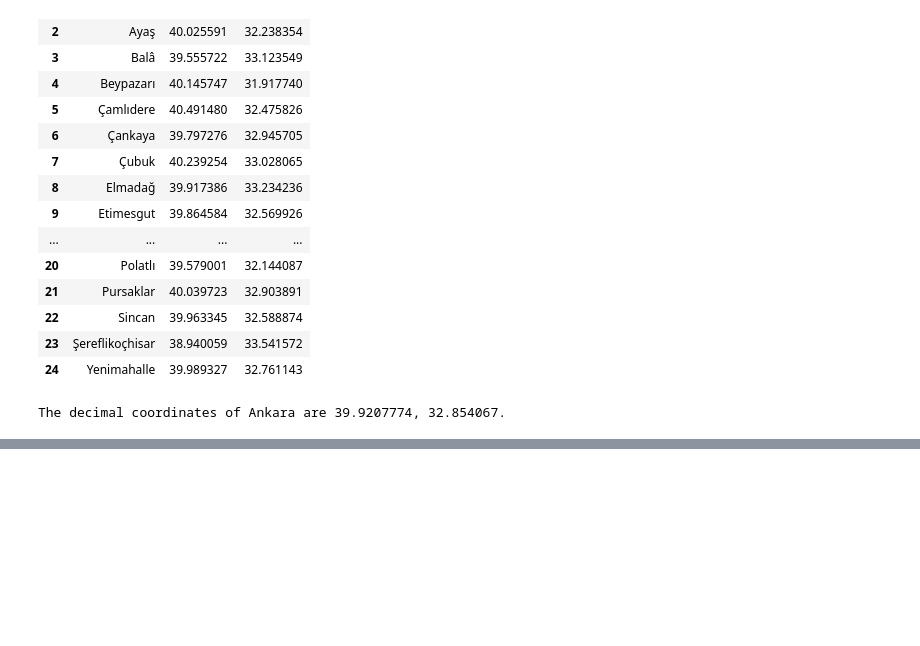
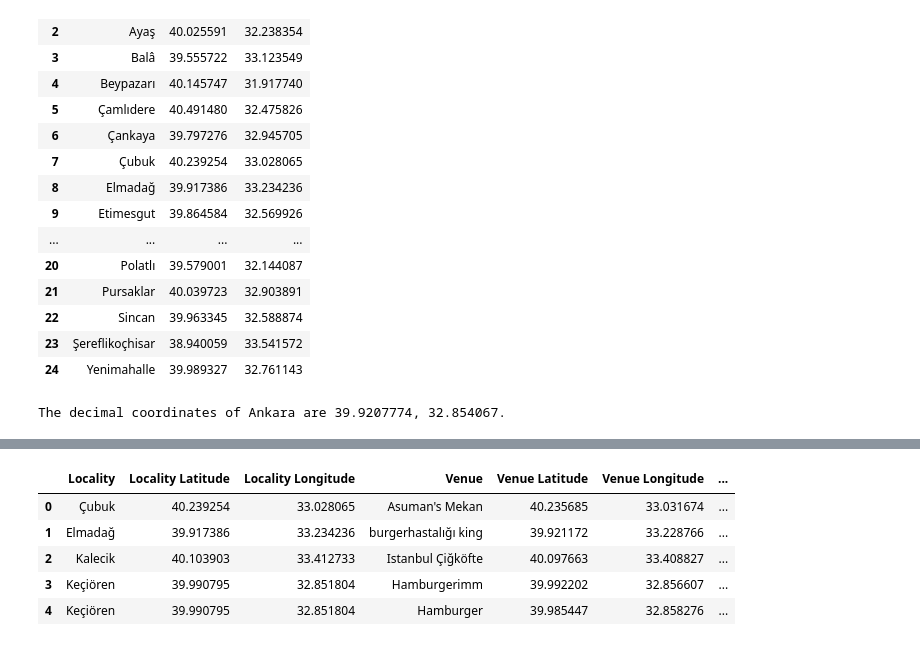
Before and after one commit to ozkankilic/Capstone_Project, a Jupyter notebook: OK_Battle_of_NB_ANKARA.ipynb, the cells around one changed output, grey strips where cells are left out. Saved outputs shown, nothing was run; the diff lists cells and outputs as text; code cells hidden in the pictures; blank space fills up the shorter version.

```diff
--- a/OK_Battle_of_NB_ANKARA.ipynb
+++ b/OK_Battle_of_NB_ANKARA.ipynb
@@ -324,0 +293,9 @@ The geograpical coordinate of Toronto are 43.653963, -79.387207.
+# %%
+ankara_venues_burger.head()
+# %% [output]
+|  | Locality | Locality Latitude | Locality Longitude | Venue | Venue Latitude | Venue Longitude | ... |
+| 0 | Çubuk | 40.239254 | 33.028065 | Asuman's Mekan | 40.235685 | 33.031674 | ... |
+| 1 | Elmadağ | 39.917386 | 33.234236 | burgerhastalığı king | 39.921172 | 33.228766 | ... |
+| 2 | Kalecik | 40.103903 | 33.412733 | Istanbul Çiğköfte | 40.097663 | 33.408827 | ... |
+| 3 | Keçiören | 39.990795 | 32.851804 | Hamburgerimm | 39.992202 | 32.856607 | ... |
+| 4 | Keçiören | 39.990795 | 32.851804 | Hamburger | 39.985447 | 32.858276 | ... |
```
Also changed, not shown: parts of 28 cells of this notebook.
